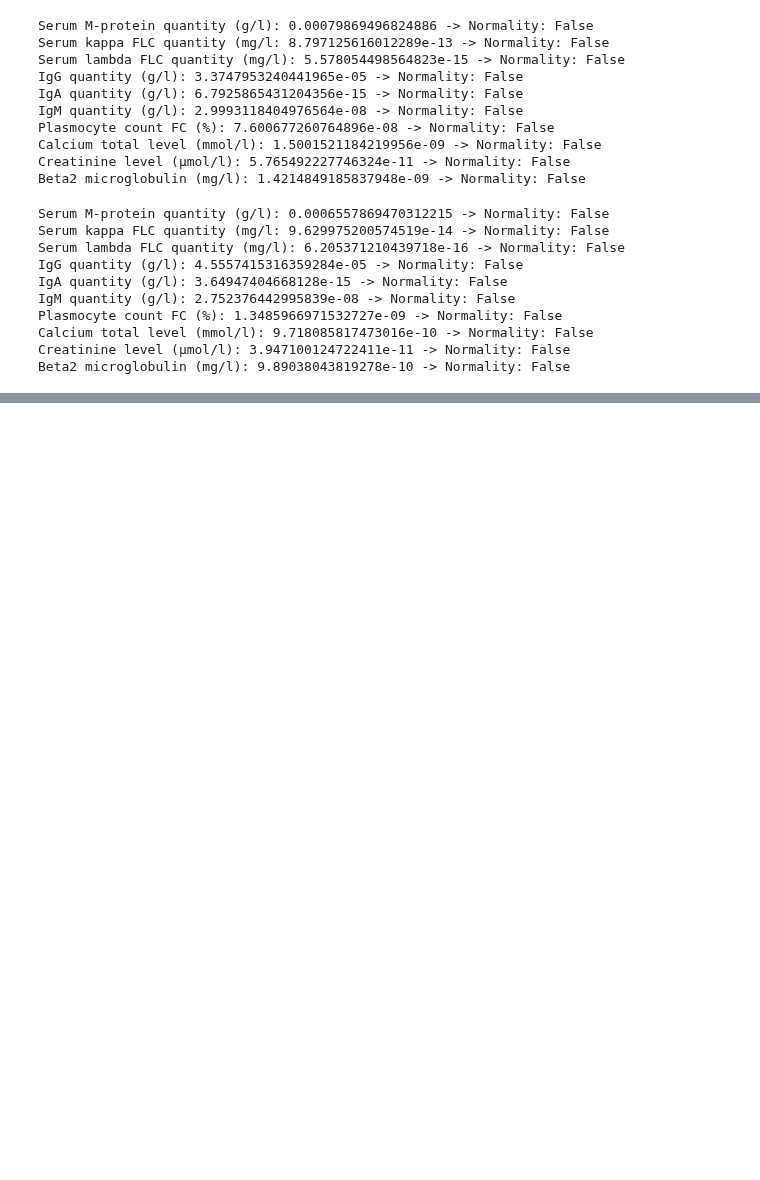
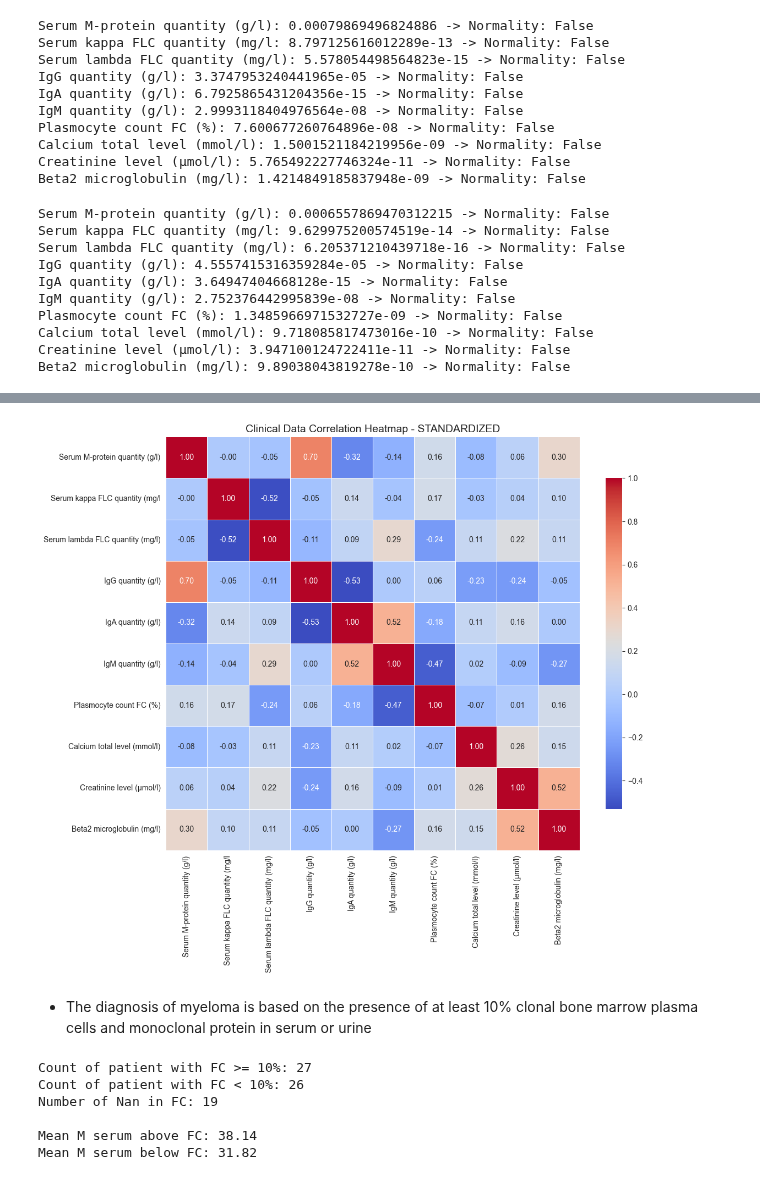
Before and after one commit to lukas1110/Analysis-of-multiple-myelomas-from-dual-CT, a Jupyter notebook: data_analysis/clinical_data_analysis.ipynb, the cells around one changed output, grey strips where cells are left out. Saved outputs shown, nothing was run; the diff lists cells and outputs as text; code cells hidden in the pictures; blank space fills up the shorter version.

Commit message:
Test some hypotheses about clinical data.

```diff
--- a/data_analysis/clinical_data_analysis.ipynb
+++ b/data_analysis/clinical_data_analysis.ipynb
@@ -29,6 +29,6 @@ from scipy.stats import shapiro
 # %%
 # Load clinical dataset
-df = pd.read_csv(r"D:\DP\Table_clinical_data.csv", encoding="cp1252")
+df = pd.read_csv(r"D:\Clinical_data\Table_clinical_data.csv", encoding="cp1252")
 df.head()
 # %% [output]
 |  | Patient ID | line of treatment | M-protein type | Light chain type | Serum M-protein quantity (g/l) | ... |
@@ -141,3 +165,9 @@ Plasmocyte count FC (%): 1.3485966971532727e-09 -> Normality: False
 Calcium total level (mmol/l): 9.718085817473016e-10 -> Normality: False
 Creatinine level (µmol/l): 3.947100124722411e-11 -> Normality: False
 Beta2 microglobulin (mg/l): 9.89038043819278e-10 -> Normality: False
+# %%
+# STANDARDIZED DATA
+scaler = StandardScaler()
+
+clinical_scaled = pd.DataFrame(scaler.fit_transform(df[numeric_cols]), columns=df[numeric_cols].columns, index=df[numeric_cols].index)
+clinical_scaled.head()
@@ -143,0 +181,32 @@ Beta2 microglobulin (mg/l): 9.89038043819278e-10 -> Normality: False
+# %%
+# HEATMAP FROM SCALED
+plt.figure(figsize=(12,10))
+corr = clinical_scaled.corr(method="spearman")  # pearson/spearman
+sns.heatmap(corr, annot=True, fmt=".2f", cmap="coolwarm", square=True, linewidths=0.5, cbar_kws={"shrink": 0.8})
+plt.title("Clinical Data Correlation Heatmap - STANDARDIZED", fontsize=14)
+plt.tight_layout()
+plt.show()
+# %% [output]
+[figure, added]
+# %% [markdown]
+- The diagnosis of myeloma is based on the presence of at least 10% clonal bone marrow plasma cells and monoclonal protein in serum or urine
+# %%
+# PRESENCE OF FC
+FC_count = (df["Plasmocyte count FC (%)"] >= 10).sum()
+print(f"Count of patient with FC >= 10%: {FC_count}")
+print(f"Count of patient with FC < 10%: {(df["Plasmocyte count FC (%)"] < 10).sum()}")
+print(f"Number of Nan in FC: {(df["Plasmocyte count FC (%)"].isna()).sum()}")
+print()
+
+# MONOCLONAL PROTEIN SERUM
+mean_M_serum_above_FC = df.loc[df["Plasmocyte count FC (%)"] >= 10, "Serum M-protein quantity (g/l)"].mean()
+mean_M_serum_below_FC = df.loc[df["Plasmocyte count FC (%)"] < 10, "Serum M-protein quantity (g/l)"].mean()
+print(f"Mean M serum above FC: {mean_M_serum_above_FC}")
+print(f"Mean M serum below FC: {mean_M_serum_below_FC}")
+# %% [output]
+Count of patient with FC >= 10%: 27
+Count of patient with FC < 10%: 26
+Number of Nan in FC: 19
+
+Mean M serum above FC: 38.14
+Mean M serum below FC: 31.82
```
Also changed, not shown: parts of 10 cells of this notebook, 1 other file.
